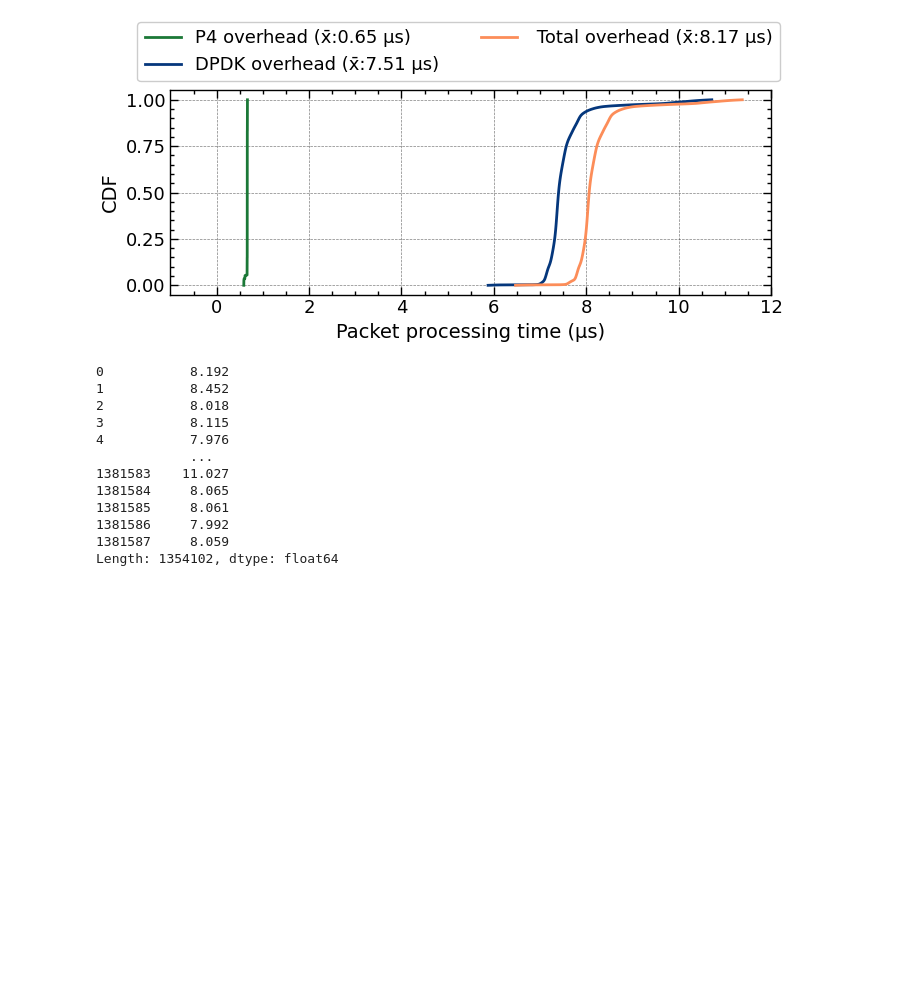
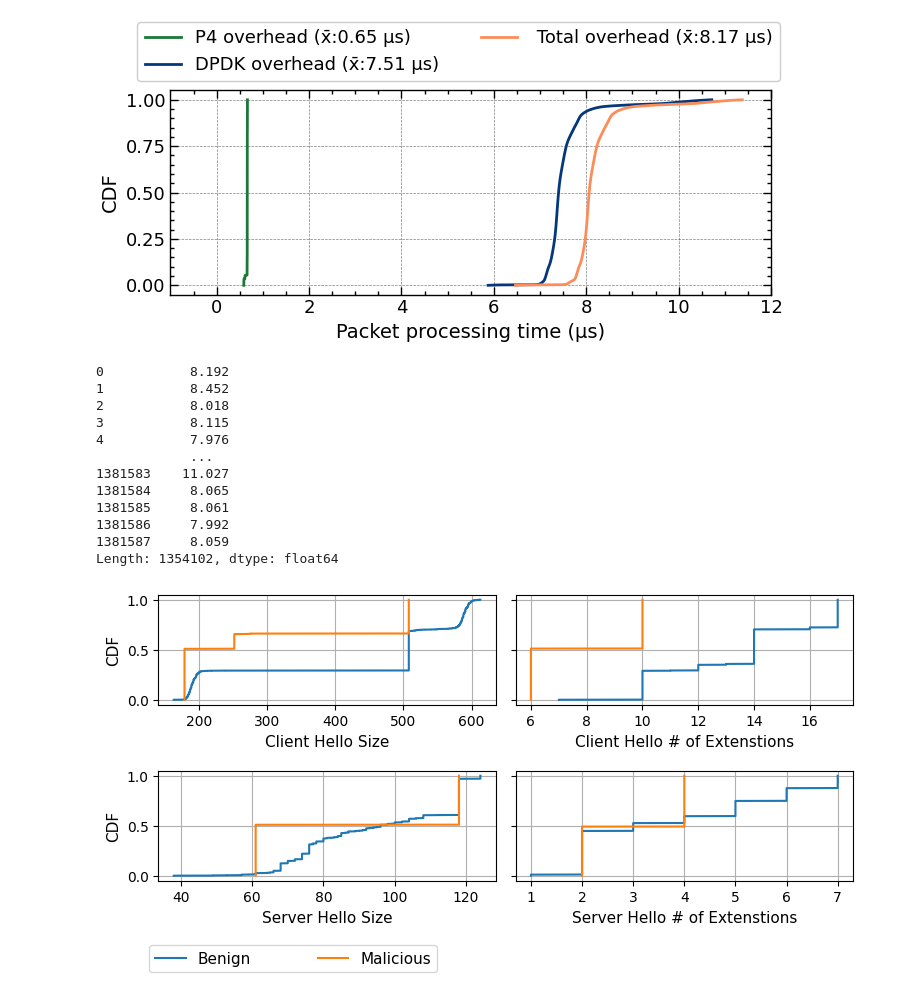
Before and after one commit to AliDMazloum/Toward-Fingerprinting-C2-Traffic-in-the-Data-Plane, a Jupyter notebook: C2_TLS_offline.ipynb, the cells around one changed output. Cells and saved outputs as stored; diff of their text form; code cells hidden in the pictures; blank space fills up the shorter version.

```diff
--- a/C2_TLS_offline.ipynb
+++ b/C2_TLS_offline.ipynb
@@ -507,3 +507,101 @@ proc_time("/home/admin/C2_TLS/datasets/")
 1381586     7.992
 1381587     8.059
 Length: 1354102, dtype: float64
+# %%
+import os
+import pandas as pd
+import matplotlib.pyplot as plt
+import numpy as np
+
+def get_cdf(lst):
+    try:
+        lst_99 = np.percentile(lst, 99)
+        lst = lst[lst <= lst_99]
+
+        lst_sorted = np.sort(lst)
+        # lst_sorted = lst_sorted[:-100]
+        res = np.arange(1, len(lst_sorted) + 1) / len(lst_sorted)
+        return res,lst_sorted
+    except:
+        print(lst)
+        pass
+
+def features_cdfs(log_directory):
+
+    log_files_malicious = []
+    log_files_benign = []
+    for dirpath, dirnames, filenames in os.walk(log_directory):
+        for filename in filenames:
+            if "zeek_logs" in dirpath and filename.endswith('.log'):
+                if "ms" in dirpath or "malicious" in dirpath:
+                    log_files_malicious.append(os.path.join(dirpath, filename))
+                else:
+                    log_files_benign.append(os.path.join(dirpath, filename))
+
+    # print(log_files_malicious)
+    # print(log_files_benign)
+
+    df_list_malicious = []
+    df_list_benign = []
+
+    for log_file in log_files_malicious:
+        # file_path = os.path.join(log_directory_tls12, log_file)
+        df = pd.read_csv(log_file, sep=",", header=None, skiprows=8, low_memory=False)
+        df = df.iloc[4:-1]
+        df.replace("-", pd.NA, inplace=True)
+        df = df.dropna()
+        if(len(df) > 0):
+            df = df.astype(int)
+            df_list_malicious.append(df)
+
+    for log_file in log_files_benign:
+        df = pd.read_csv(log_file, sep=",", header=None, skiprows=8, low_memory=False)
+        df = df.iloc[4:-1]
+        df.replace("-", pd.NA, inplace=True)
+        df = df.dropna()
+        if(len(df) > 0):
+            df = df.astype(int)
+            df_list_benign.append(df)
+
+    df_list_malicious = pd.concat(df_list_malicious, ignore_index=True)
+    df_list_benign = pd.concat(df_list_benign, ignore_index=True)
+
+
+    fig, axes = plt.subplots(2, 2, figsize=(8, 4.5), sharey=True)
+
+    for i in range(2):
+        for j in range(2):
+            feature_b_cdf,feature_b_srt = get_cdf(df_list_benign[i*2 + j])
+            feature_m_cdf,feature_m_srt = get_cdf(df_list_malicious[i*2 + j])
+            axes[i][j].grid(True)
+            axes[i][j].plot(feature_b_srt, feature_b_cdf, label="Benign")
+            axes[i][j].plot(feature_m_srt, feature_m_cdf, label="Malicious")
+            # if(i==1 and j ==0):
+            #     axes[i][j].plot(feature_b_srt, feature_b_cdf, label="Benign")
+            #     axes[i][j].plot(feature_m_srt, feature_m_cdf, label="Malicious")
+            # else:
+            #     axes[i][j].plot(feature_b_srt, feature_b_cdf)
+            #     axes[i][j].plot(feature_m_srt, feature_m_cdf)
+
+    axes[0][0].set_xlabel("Client Hello Size",fontsize=11)
+    axes[0][0].set_ylabel("CDF",fontsize=11)
+
+    axes[0][1].set_xlabel("Client Hello # of Extenstions",fontsize=11)
+
+    axes[1][0].set_xlabel("Server Hello Size",fontsize=11)
+    axes[1][0].set_ylabel("CDF",fontsize=11)
+
+    axes[1][1].set_xlabel("Server Hello # of Extenstions",fontsize=11)
+
+
+
+    # plt.grid(True)
+    legend = axes[1][0].legend(bbox_to_anchor=(-0.05, -0.9, 0.9, 0), loc="lower left", ncol=2, mode="expand", fontsize=11)
+    plt.tight_layout()
+    fig.subplots_adjust(hspace=0.6)
+    # plt.savefig("Processing_latency.pdf")
+    plt.show()
+
+features_cdfs("/home/admin/C2_TLS/datasets")
+# %% [output]
+[figure, added]
```
